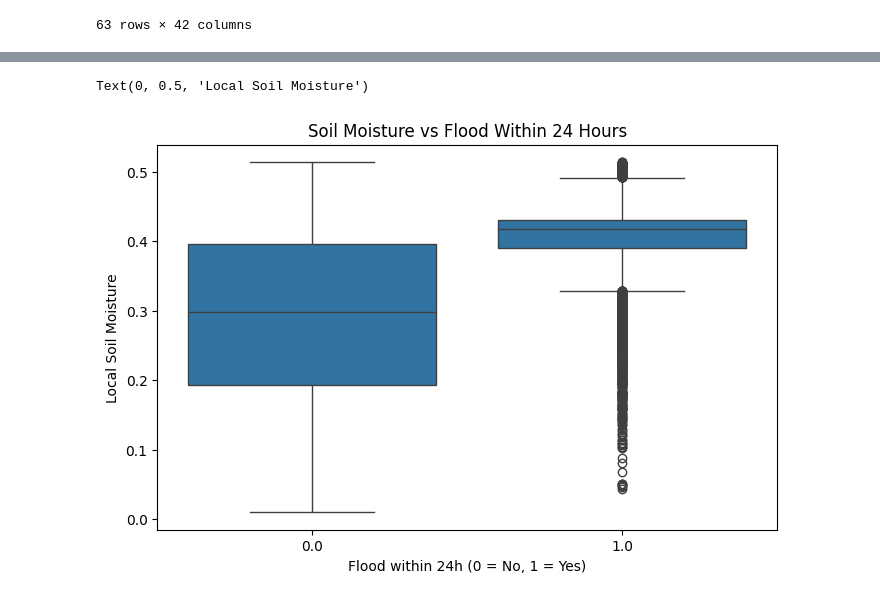
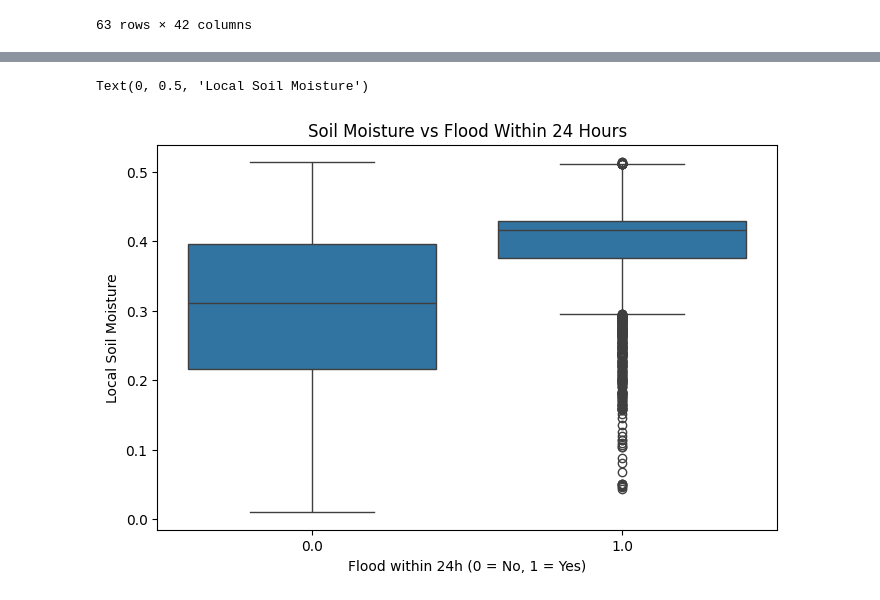
Before and after one commit to Burzo572/dsb_project, a Jupyter notebook: CapStoneProjectJankoBurzanovicFirstEda.ipynb, the cells around one changed output, grey strips where cells are left out. Cells and saved outputs as stored; diff of their text form; code cells hidden in the pictures.

```diff
--- a/CapStoneProjectJankoBurzanovicFirstEda.ipynb
+++ b/CapStoneProjectJankoBurzanovicFirstEda.ipynb
@@ -507,11 +547,11 @@ df_clean[(df_clean["station_id"] == "CH01") &(df_clean["flood_within_24h"] == 1)
 # %%
 plt.figure(figsize=(8, 5))
 
-sns.boxplot(data=df, x="flood_within_24h", y="soil_moisture_local")
+sns.boxplot(data=df_clean, x="flood_within_24h", y="soil_moisture_local")
 
 plt.title("Soil Moisture vs Flood Within 24 Hours")
 plt.xlabel("Flood within 24h (0 = No, 1 = Yes)")
 plt.ylabel("Local Soil Moisture")
 # %% [output]
 Text(0, 0.5, 'Local Soil Moisture')
-[figure, old version]
+[figure, new version]
```
Also changed, not shown: parts of 5 cells of this notebook.
